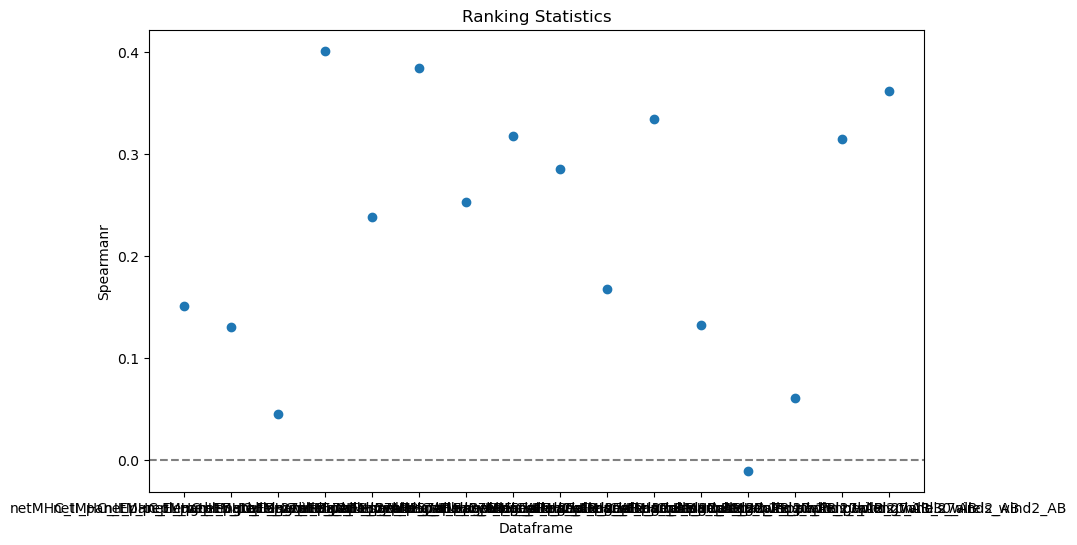
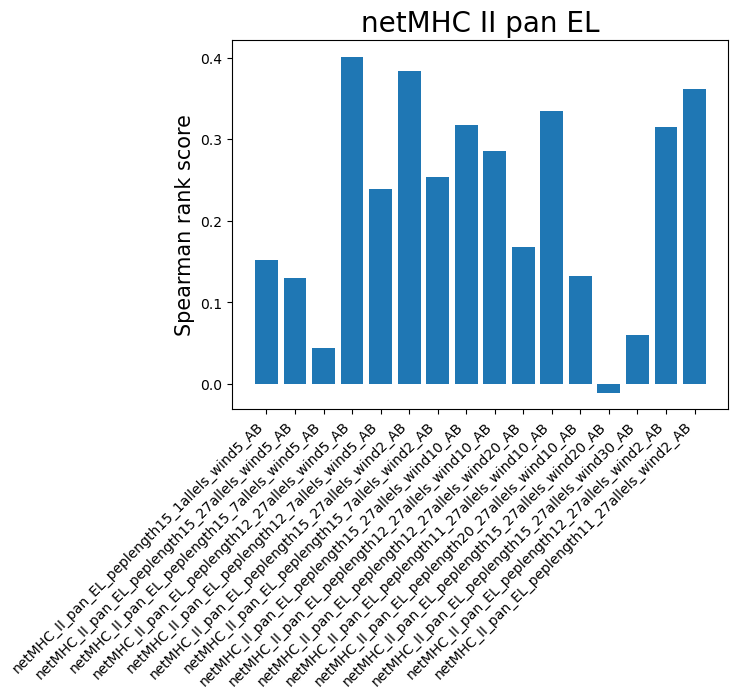
The notebook cell's code change between the first figure and the second:
--- before
+++ after
@@ -1,9 +1,5 @@
-# First make a scatterplot, with the y axis being from -1 to 1, and the x axis being the different dataframes, 
-# and each point being the spearmanr value for that dataframe.
-plt.figure(figsize=(10, 6))
-plt.scatter(ranked_score_table['dataframe'], ranked_score_table['spearmanr'])
-plt.axhline(0, color='gray', linestyle='--')
-plt.xlabel('Dataframe')
-plt.ylabel('Spearmanr')
-plt.title('Ranking Statistics')
-plt.show()
+# bar plot all settings
+plt.bar(ranked_score_table['dataframe'], ranked_score_table['spearmanr'])
+plt.xticks(rotation=45, ha="right")
+plt.ylabel('Spearman rank score', size=15)
+plt.title('netMHC II pan EL', size=20)

Commit: added visualization in the end of the scripts for each tool